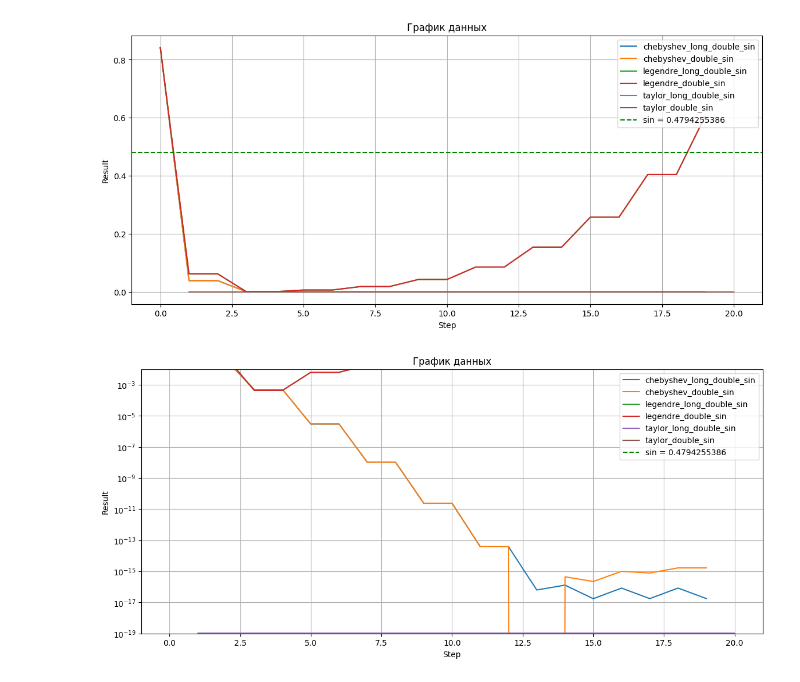
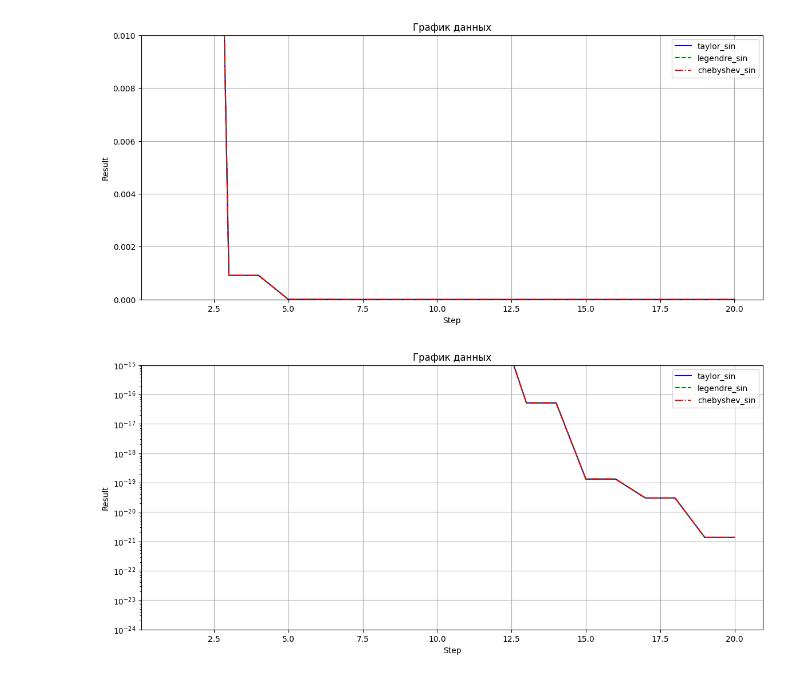
Before and after one commit to ManFizz/Perepechin-polynomial-approximation, a Jupyter notebook: view.ipynb, the cells around one changed output. Cells and saved outputs as stored; diff of their text form; code cells hidden in the pictures.

```diff
--- a/view.ipynb
+++ b/view.ipynb
@@ -3,46 +3,45 @@ import pandas as pd
 import matplotlib.pyplot as plt
 import numpy as np
 
-pathToProject = 'D:\Work\WorkSpace\CLionProjects\VKR-1\cmake-build-debug\\'
+pathToProject = 'D:\Work\WorkSpace\CLionProjects\Perepechin-polynomial-approximation\cmake-build-debug-mingw-x64\\'
 files = [
-    'chebyshev_long_double_sin.csv',
-    'chebyshev_double_sin.csv',
+    'taylor_sin.csv',
+    'legendre_sin.csv',
 
-    'legendre_long_double_sin.csv',
-    'legendre_double_sin.csv',
-
-    'taylor_long_double_sin.csv',
-    'taylor_double_sin.csv'
+    'chebyshev_sin.csv',
          ]
-data_example = pd.read_csv(pathToProject + 'chebyshev_long_double_sin.csv', delimiter=';')
-x_value = data_example['x'][0]
-sin_ = np.sin(0.5)
 # %%
 def createPlt():
     plt.figure(figsize=(14, 6))
+    plt.ylim(0, 1)
 
-    for file in files:
+    styles = ['-', '--', '-.', ':']
+    colors = ['b', 'g', 'r', 'c', 'm', 'y', 'k']
+
+    for idx, file in enumerate(files):
         data = pd.read_csv(pathToProject + file, delimiter=';')
-        plt.plot(data['step'], data['result'], label=file[:-4])
-
-    plt.axhline(y=sin_, color='g', linestyle='--', label=f'sin = {sin_:.10f}')
+        style = styles[idx % len(styles)]
+        color = colors[idx % len(colors)]
+        plt.plot(data['step'], data['result'], linestyle=style, color=color, label=file[:-4])
 
     plt.xlabel('Step')
     plt.ylabel('Result')
     plt.title('График данных')
     plt.grid(True)
+    plt.legend()  # Добавление легенды
 
     return plt
 # %%
 plt = createPlt()
 plt.legend(loc='upper right')
+plt.ylim(1e-16, 1e-2)
 plt.show()
 
 plt = createPlt()
-plt.ylim(1e-19, 1e-2)
+plt.ylim(1e-24, 1e-15)
 plt.legend(loc='upper right')
 plt.yscale('log')
 plt.show()
 # %% [output]
-[figure, old version]
+[figure, new version]
-[figure, old version]
+[figure, new version]
```
Also changed, not shown: 6 other files.
